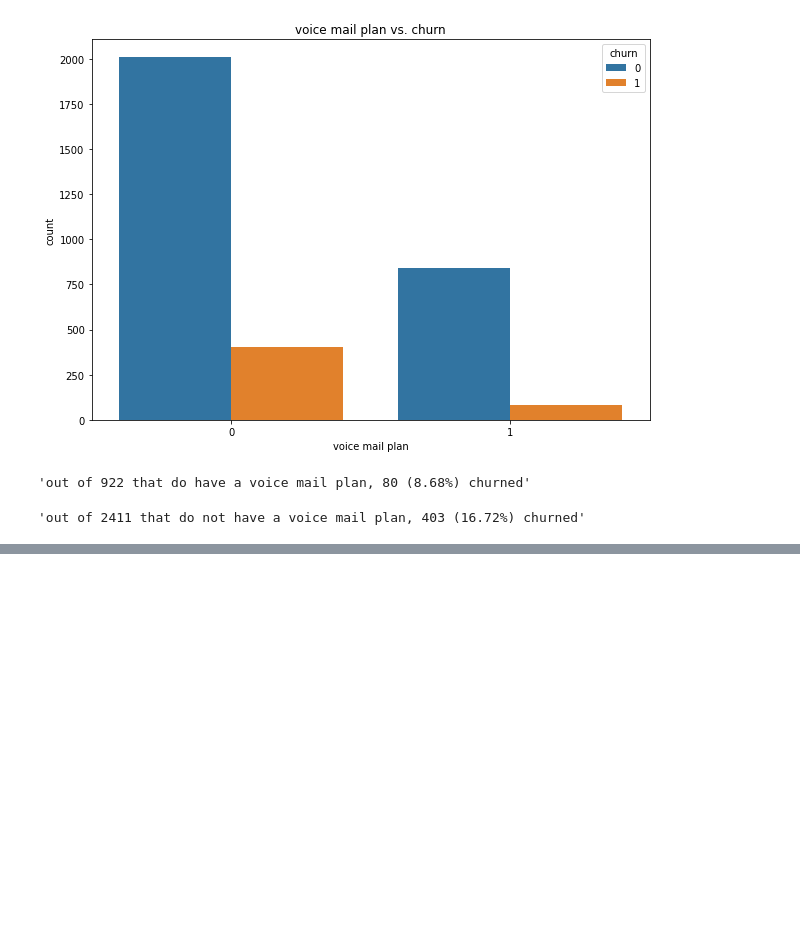
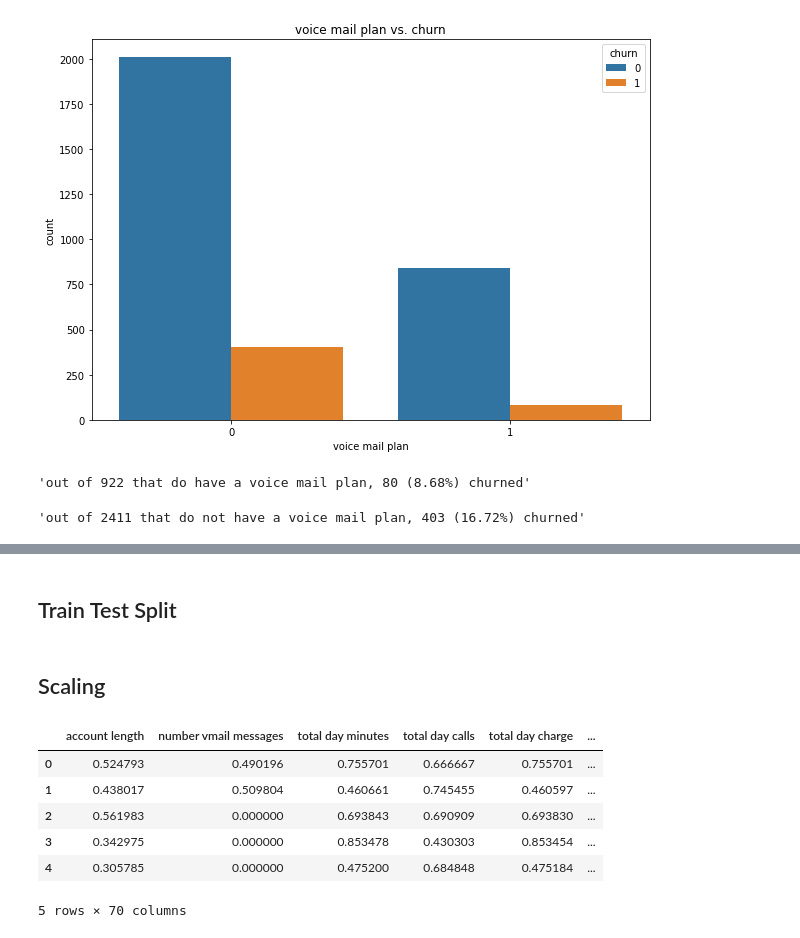
Before and after one commit to Djohnson1313/Predicting_customer_churn, a Jupyter notebook: predicting_customer_churn.ipynb, the cells around one changed output, grey strips where cells are left out. Saved outputs shown, nothing was run; the diff lists cells and outputs as text; code cells hidden in the pictures; blank space fills up the shorter version.

```diff
--- a/predicting_customer_churn.ipynb
+++ b/predicting_customer_churn.ipynb
@@ -327,0 +475,2 @@ voice_percent(df, 0)
+# %% [markdown]
+## Train Test Split
@@ -327,0 +482,20 @@ voice_percent(df, 0)
+# %% [markdown]
+## Scaling
+# %%
+scaler = MinMaxScaler()
+
+def scaling_func(df, col):
+    df = df
+    return scaler.fit_transform(df[col].values.reshape(-1,1))
+
+for i in ohe_df.select_dtypes(include=[np.number]).columns:
+    ohe_df[i] = scaling_func(ohe_df, i)
+ohe_df.head()
+# %% [output]
+|  | account length | number vmail messages | total day minutes | total day calls | total day charge | ... |
+| 0 | 0.524793 | 0.490196 | 0.755701 | 0.666667 | 0.755701 | ... |
+| 1 | 0.438017 | 0.509804 | 0.460661 | 0.745455 | 0.460597 | ... |
+| 2 | 0.561983 | 0.000000 | 0.693843 | 0.690909 | 0.693830 | ... |
+| 3 | 0.342975 | 0.000000 | 0.853478 | 0.430303 | 0.853454 | ... |
+| 4 | 0.305785 | 0.000000 | 0.475200 | 0.684848 | 0.475184 | ... |
+5 rows × 70 columns
```
Also changed, not shown: parts of 35 cells of this notebook.
